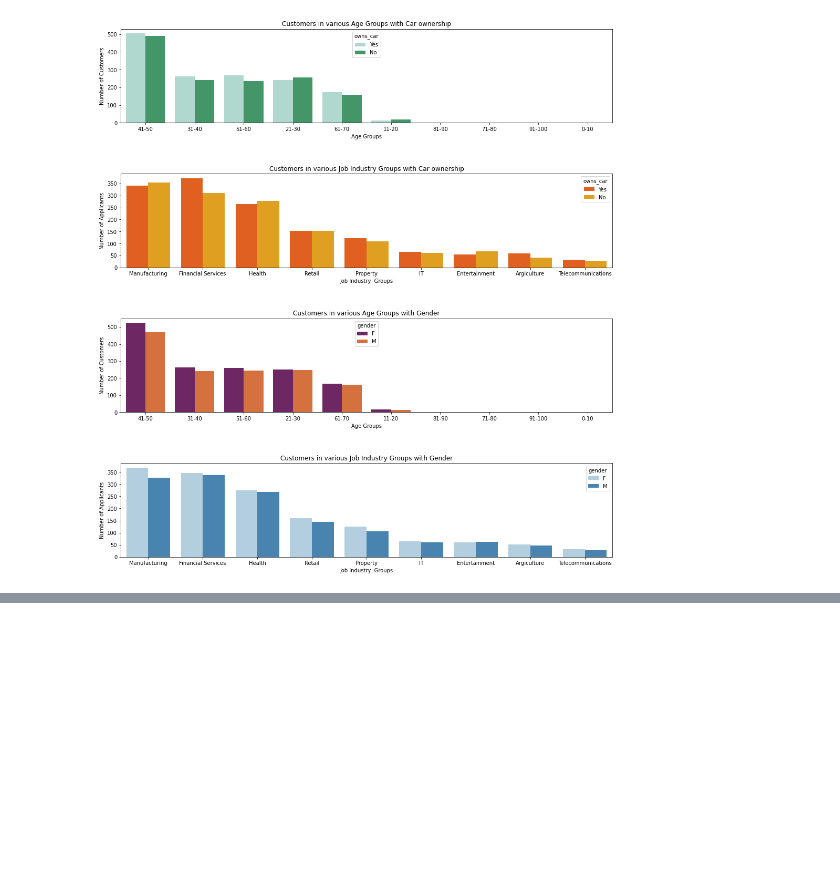
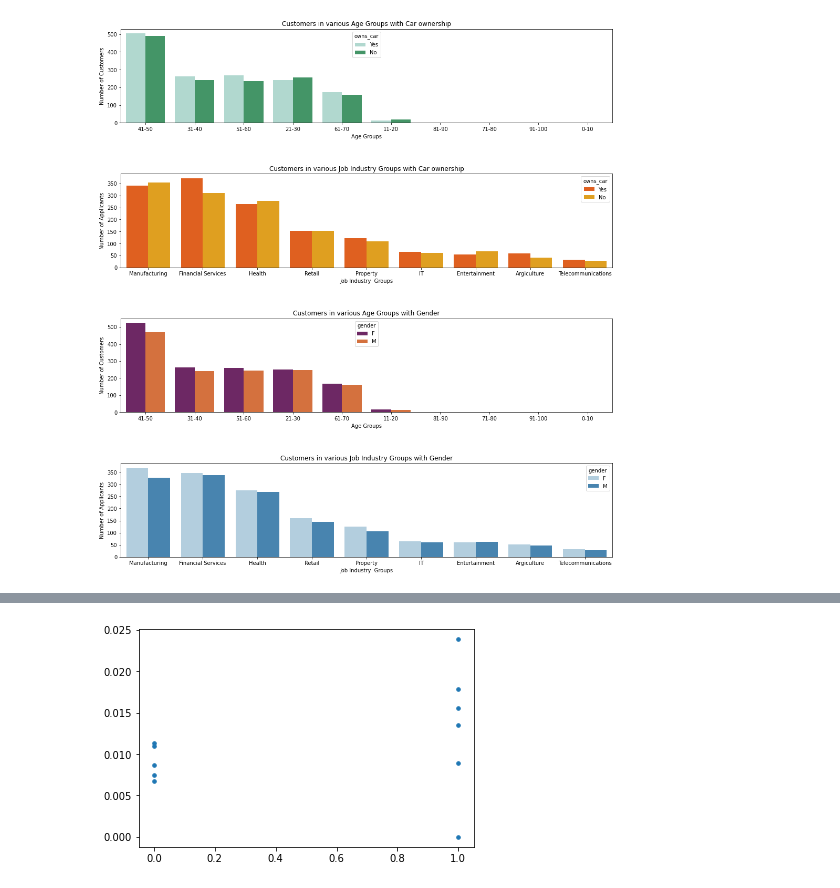
Before and after one commit to GaikwadChinmay/KPMG-Virtual-Internship, a Jupyter notebook: KPMG_Virtual_Internship.ipynb, the cells around one changed output, grey strips where cells are left out. Drawn from its saved outputs; the diff is of its cells as text; code cells hidden in the pictures; blank space fills up the shorter version.

```diff
--- a/KPMG_Virtual_Internship.ipynb
+++ b/KPMG_Virtual_Internship.ipynb
@@ -582,0 +680,6 @@ df['standard_cost'] = df['standard_cost'].astype(float)
+# %%
+# Create a KMeans model with 8 clusters: model
+model = KMeans(n_clusters=11,random_state=43)
+
+# Use fit_predict to fit model and obtain cluster labels: labels
+labels = model.fit_predict(df_train)
@@ -582,0 +697,12 @@ df['standard_cost'] = df['standard_cost'].astype(float)
+# %%
+centroids = model.cluster_centers_
+# %%
+# Assign the columns of centroids: centroids_x, centroids_y
+centroids_x = centroids[:,0]
+centroids_y = centroids[:,1]
+
+# Make a scatter plot of centroids_x and centroids_y
+plt.scatter(centroids_x,centroids_y,marker='.',s=50)
+plt.show()
+# %% [output]
+[figure, added]
```
Also changed, not shown: parts of 50 cells of this notebook.
